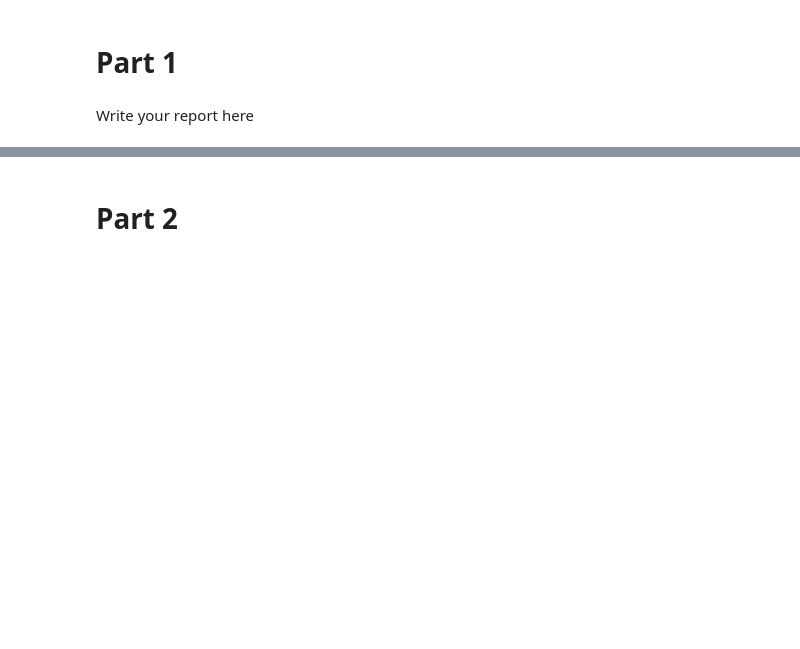
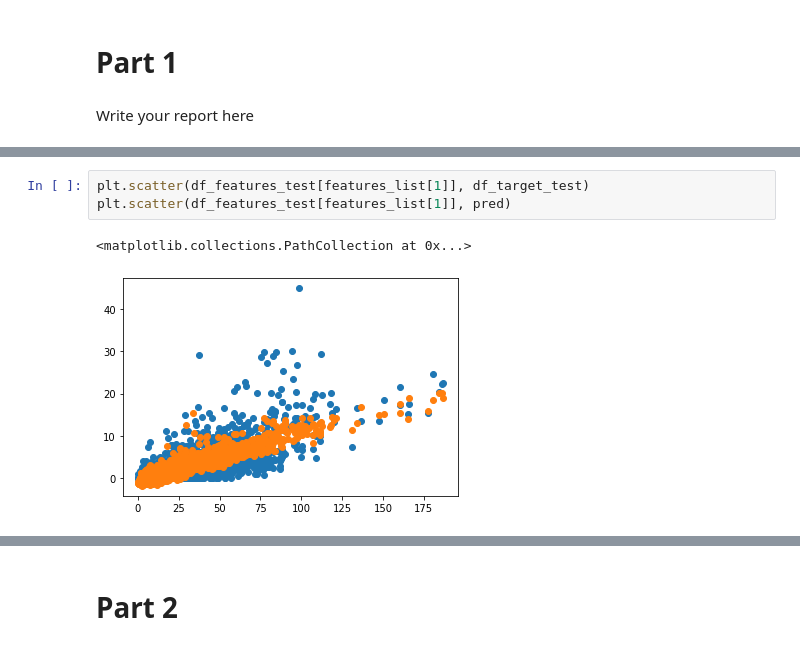
Before and after one commit to rmurarishetti/DDW_MLProject, a Jupyter notebook: Project_Brief_Template.ipynb, the cells around one changed output, grey strips where cells are left out. Drawn from its saved outputs; the diff is of its cells as text; blank space fills up the shorter version.

```diff
--- a/Project_Brief_Template.ipynb
+++ b/Project_Brief_Template.ipynb
@@ -47,0 +386,6 @@ Write your report here
+# %%
+plt.scatter(df_features_test[features_list[1]], df_target_test)
+plt.scatter(df_features_test[features_list[1]], pred)
+# %% [output]
+<matplotlib.collections.PathCollection at 0x...>
+[figure, added]
```
Also changed, not shown: parts of 37 cells of this notebook.
